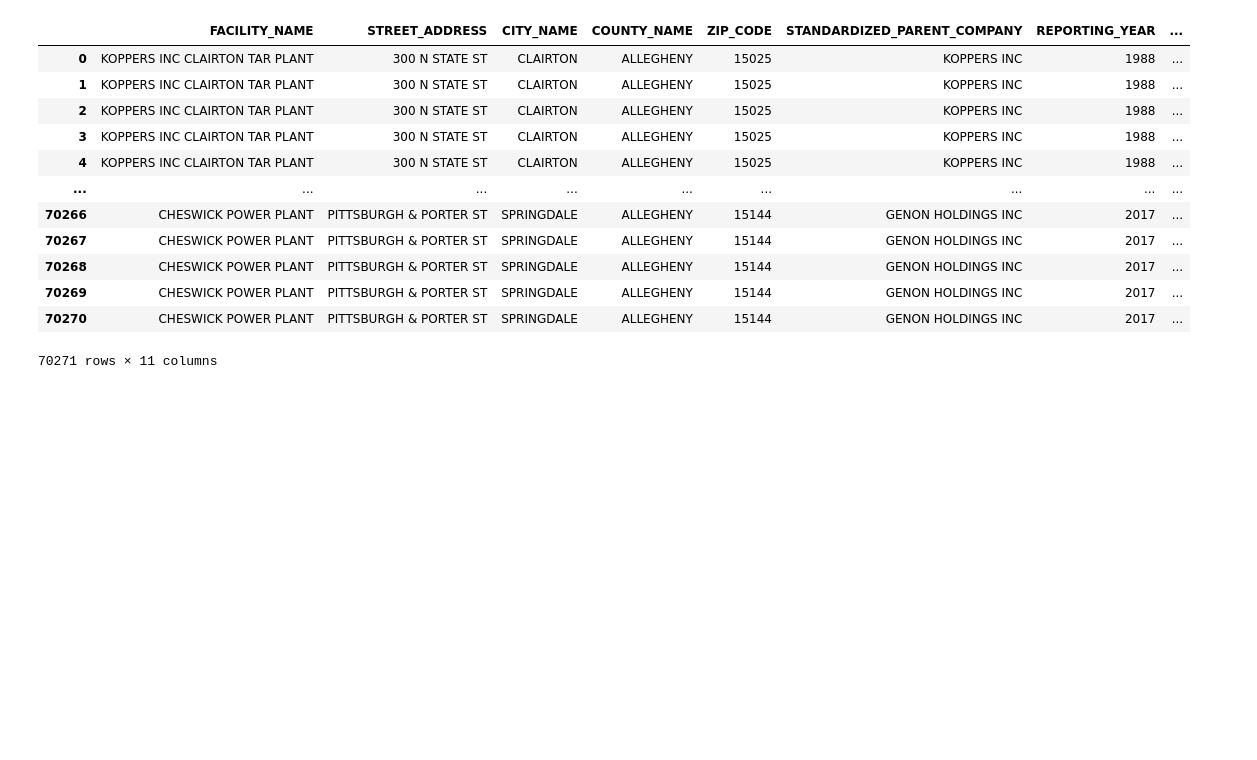
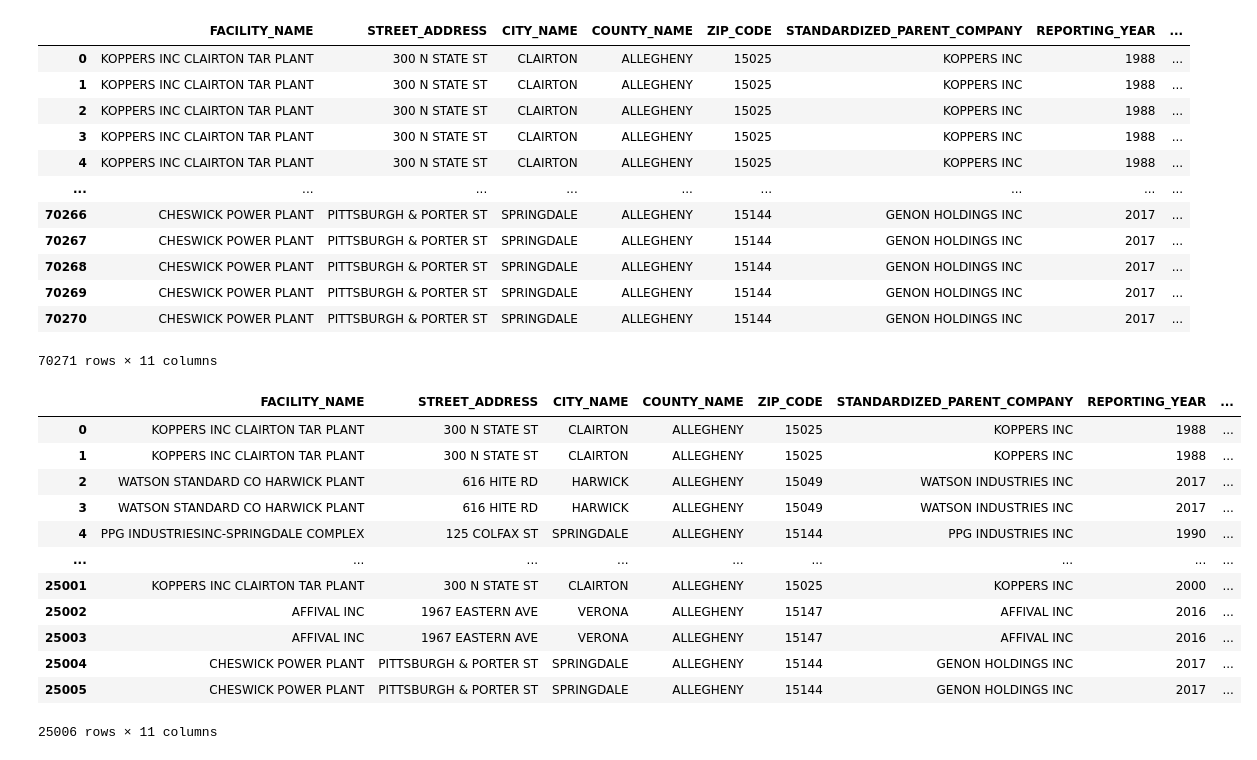
Before and after one commit to Rachelpuckett/actri-visualization, a Jupyter notebook: actriv.ipynb, the cells around one changed output. Cells and saved outputs as stored; diff of their text form; code cells hidden in the pictures; blank space fills up the shorter version.

Commit message:
cut down all the columns to 11

```diff
--- a/actriv.ipynb
+++ b/actriv.ipynb
@@ -75,3 +75,24 @@ land.drop(columns=['TRI_FACILITY_ID','DOC_CTRL_NUM', 'STATE_COUNTY_FIPS_CODE', '
 | 70269 | CHESWICK POWER PLANT | PITTSBURGH & PORTER ST | SPRINGDALE | ALLEGHENY | 15144 | GENON HOLDINGS INC | 2017 | ... |
 | 70270 | CHESWICK POWER PLANT | PITTSBURGH & PORTER ST | SPRINGDALE | ALLEGHENY | 15144 | GENON HOLDINGS INC | 2017 | ... |
 70271 rows × 11 columns
+# %%
+air.drop(columns=['TRI_FACILITY_ID','DOC_CTRL_NUM', 'STATE_COUNTY_FIPS_CODE', 'STATE_ABBR', 'REGION'
+                   , 'FAC_CLOSED_IND', 'ASGN_FEDERAL_IND', 'ASGN_AGENCY', 'PARENT_CO_DB_NUM'
+                   , 'PARENT_CO_NAME', 'EPA_REGISTRY_ID', 'TRADE_SECRET_IND', 'ELEMENTAL_METAL_INCLUDED'
+                   , 'CAS_NUM', 'LIST_3350', 'PRIMARY_SIC_CODE', 'SIC_CODES', 'PRIMARY_NAICS_CODE'
+                   , 'NAICS_CODES', 'INDUSTRY_CODE', 'RELEASE_RANGE_CODE', 'TOTAL_RELEASE'
+                   , 'REL_EST_AMT', 'RELEASE_NA', 'RELEASE_BASIS_EST_CODE', 'SRS_ID'])
+# %% [output]
+|  | FACILITY_NAME | STREET_ADDRESS | CITY_NAME | COUNTY_NAME | ZIP_CODE | STANDARDIZED_PARENT_COMPANY | REPORTING_YEAR | ... |
+| 0 | KOPPERS INC CLAIRTON TAR PLANT | 300 N STATE ST | CLAIRTON | ALLEGHENY | 15025 | KOPPERS INC | 1988 | ... |
+| 1 | KOPPERS INC CLAIRTON TAR PLANT | 300 N STATE ST | CLAIRTON | ALLEGHENY | 15025 | KOPPERS INC | 1988 | ... |
+| 2 | WATSON STANDARD CO HARWICK PLANT | 616 HITE RD | HARWICK | ALLEGHENY | 15049 | WATSON INDUSTRIES INC | 2017 | ... |
+| 3 | WATSON STANDARD CO HARWICK PLANT | 616 HITE RD | HARWICK | ALLEGHENY | 15049 | WATSON INDUSTRIES INC | 2017 | ... |
+| 4 | PPG INDUSTRIESINC-SPRINGDALE COMPLEX | 125 COLFAX ST | SPRINGDALE | ALLEGHENY | 15144 | PPG INDUSTRIES INC | 1990 | ... |
+| ... | ... | ... | ... | ... | ... | ... | ... | ... |
+| 25001 | KOPPERS INC CLAIRTON TAR PLANT | 300 N STATE ST | CLAIRTON | ALLEGHENY | 15025 | KOPPERS INC | 2000 | ... |
+| 25002 | AFFIVAL INC | 1967 EASTERN AVE | VERONA | ALLEGHENY | 15147 | AFFIVAL INC | 2016 | ... |
+| 25003 | AFFIVAL INC | 1967 EASTERN AVE | VERONA | ALLEGHENY | 15147 | AFFIVAL INC | 2016 | ... |
+| 25004 | CHESWICK POWER PLANT | PITTSBURGH & PORTER ST | SPRINGDALE | ALLEGHENY | 15144 | GENON HOLDINGS INC | 2017 | ... |
+| 25005 | CHESWICK POWER PLANT | PITTSBURGH & PORTER ST | SPRINGDALE | ALLEGHENY | 15144 | GENON HOLDINGS INC | 2017 | ... |
+25006 rows × 11 columns
```
Also changed, not shown: parts of 2 cells of this notebook.
